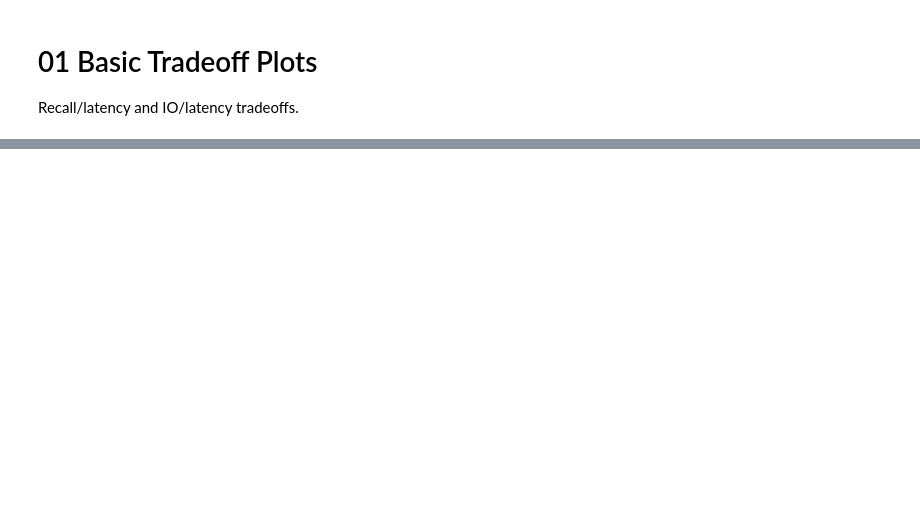
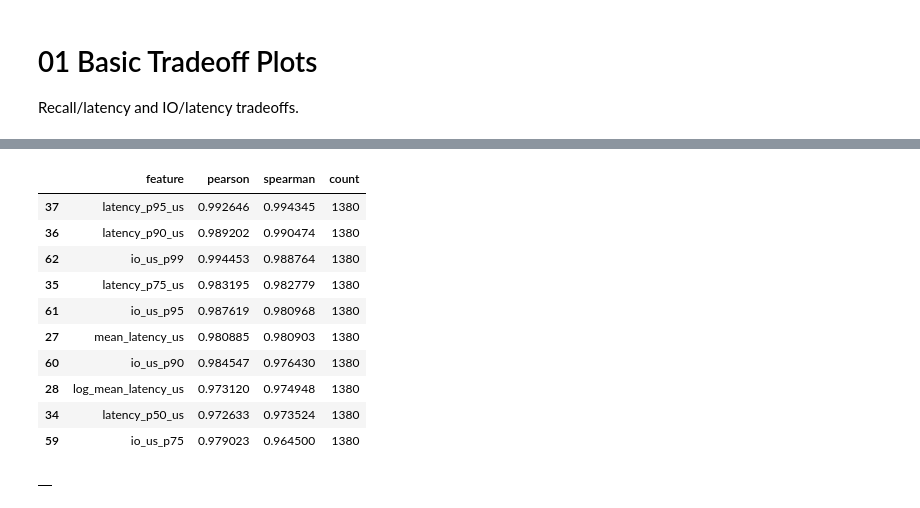
Before and after one commit to Maxcc9/DiskANN, a Jupyter notebook: scripts/paramAnalysis/gridSearch/analysis/01_basic_tradeoff_plots.ipynb, the cells around one changed output, grey strips where cells are left out. Drawn from its saved outputs; the diff is of its cells as text; code cells hidden in the pictures; blank space fills up the shorter version.

```diff
--- a/scripts/paramAnalysis/gridSearch/analysis/01_basic_tradeoff_plots.ipynb
+++ b/scripts/paramAnalysis/gridSearch/analysis/01_basic_tradeoff_plots.ipynb
@@ -123,0 +324,58 @@ Saved figures to /home/gt/research/DiskANN/scripts/paramAnalysis/gridSearch/outp
+# %%
+# Correlation analysis vs latency
+corr_df = pd.DataFrame()
+if latency_primary is not None and latency_primary in base_df.columns:
+    num_cols = [c for c in base_df.columns if pd.api.types.is_numeric_dtype(base_df[c])]
+    rows = []
+    for col in num_cols:
+        if col == latency_primary:
+            continue
+        series = base_df[[col, latency_primary]].dropna()
+        if series.empty:
+            continue
+        pearson = series[col].corr(series[latency_primary], method='pearson')
+        spearman = series[col].corr(series[latency_primary], method='spearman')
+        rows.append({
+            'feature': col,
+            'pearson': pearson,
+            'spearman': spearman,
+            'count': len(series),
+        })
+    corr_df = pd.DataFrame(rows).sort_values('spearman', ascending=False)
+    corr_df.to_csv(out_tables / f'latency_correlation_{latency_primary}.csv', index=False)
+
+corr_df.head(10)
+# %% [output]
+|  | feature | pearson | spearman | count |
+| 37 | latency_p95_us | 0.992646 | 0.994345 | 1380 |
+| 36 | latency_p90_us | 0.989202 | 0.990474 | 1380 |
+| 62 | io_us_p99 | 0.994453 | 0.988764 | 1380 |
+| 35 | latency_p75_us | 0.983195 | 0.982779 | 1380 |
+| 61 | io_us_p95 | 0.987619 | 0.980968 | 1380 |
+| 27 | mean_latency_us | 0.980885 | 0.980903 | 1380 |
+| 60 | io_us_p90 | 0.984547 | 0.976430 | 1380 |
+| 28 | log_mean_latency_us | 0.973120 | 0.974948 | 1380 |
+| 34 | latency_p50_us | 0.972633 | 0.973524 | 1380 |
+| 59 | io_us_p75 | 0.979023 | 0.964500 | 1380 |
+# %%
+# Top-k signal correlations (if present)
+topk_corr_df = pd.DataFrame()
+if latency_primary is not None and latency_primary in merged.columns:
+    topk_cols = [c for c in merged.columns if c.endswith('_topk')]
+    rows = []
+    for col in topk_cols:
+        series = merged[[col, latency_primary]].dropna()
+        if series.empty:
+            continue
+        rows.append({
+            'feature': col,
+            'spearman': series[col].corr(series[latency_primary], method='spearman'),
+            'count': len(series),
+        })
+    if rows:
+        topk_corr_df = pd.DataFrame(rows).sort_values('spearman', ascending=False)
+        topk_corr_df.to_csv(out_tables / f'latency_topk_correlation_{latency_primary}.csv', index=False)
+
+topk_corr_df.head(10)
+# %% [output]
+|  |
```
Also changed, not shown: parts of 8 cells of this notebook, 6 other files.
